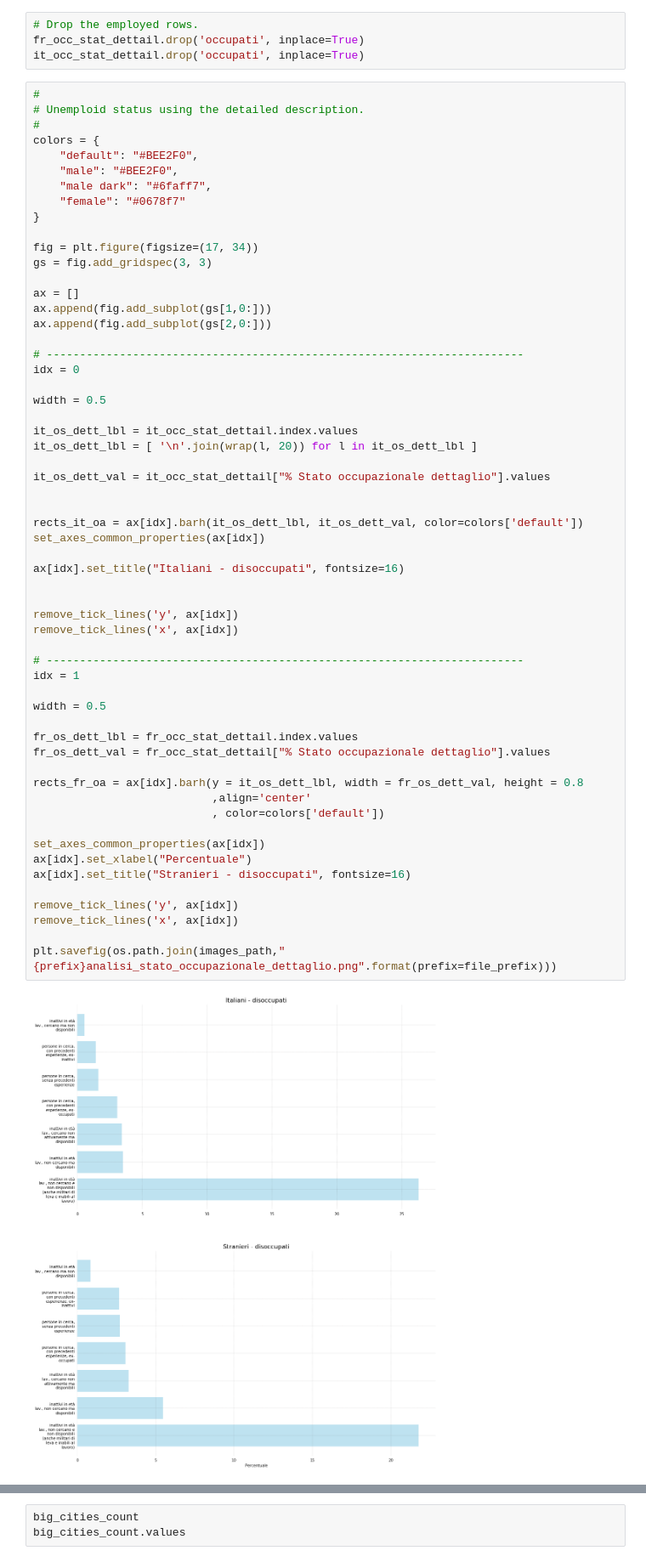
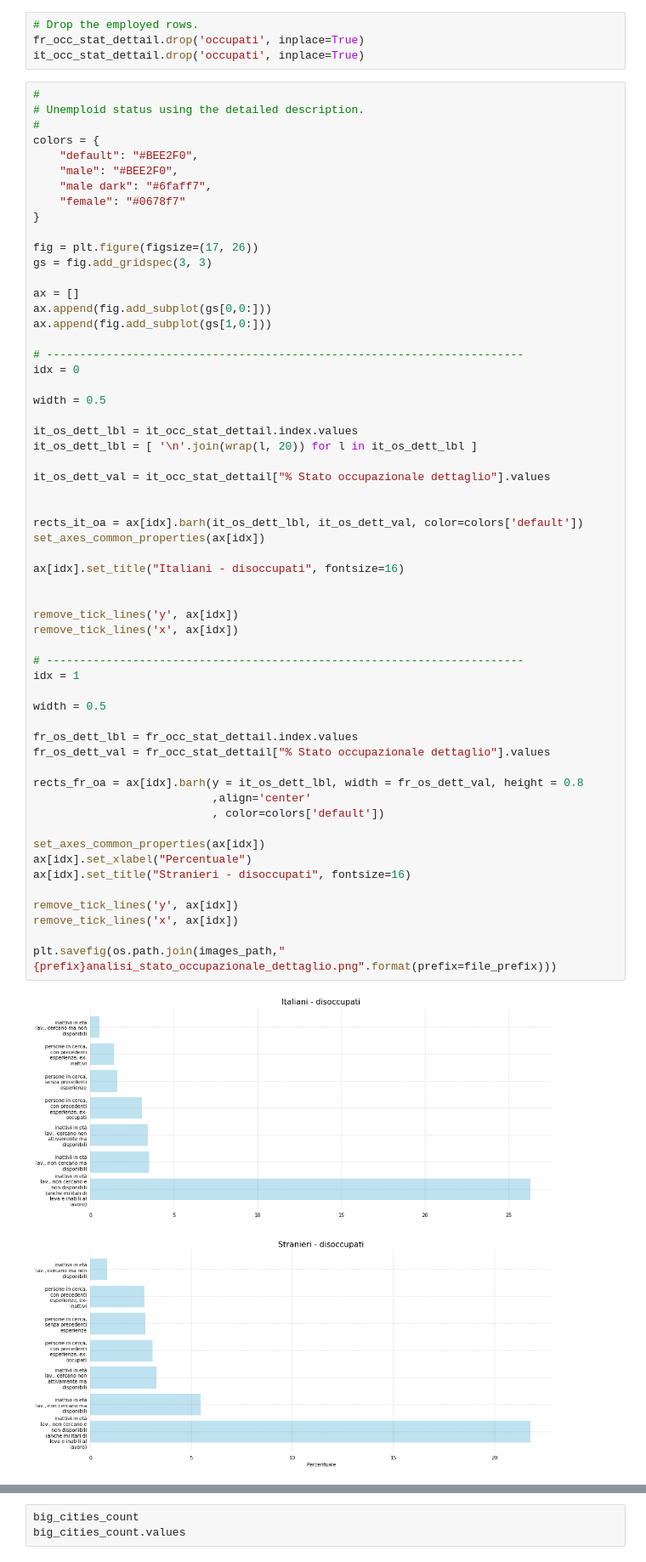
Before and after one commit to p-giovanni/ForzaLavoro, a Jupyter notebook: notebook/ForzaLavoro.ipynb, the cells around one changed output, grey strips where cells are left out. Shown: that part at 85% size. Cells and saved outputs as stored; diff of their text form.

```diff
--- a/notebook/ForzaLavoro.ipynb
+++ b/notebook/ForzaLavoro.ipynb
@@ -422,12 +424,12 @@ colors = {
     "female": "#0678f7"
 }
 
-fig = plt.figure(figsize=(17, 34))
+fig = plt.figure(figsize=(17, 26))
 gs = fig.add_gridspec(3, 3)
 
 ax = []
+ax.append(fig.add_subplot(gs[0,0:]))
 ax.append(fig.add_subplot(gs[1,0:]))
-ax.append(fig.add_subplot(gs[2,0:]))
 
 # ------------------------------------------------------------------------
 idx = 0
@@ -443,34 +445,34 @@ it_os_dett_val = it_occ_stat_dettail["% Stato occupazionale dettaglio"].values
 rects_it_oa = ax[idx].barh(it_os_dett_lbl, it_os_dett_val, color=colors['default'])
 set_axes_common_properties(ax[idx])
 
 ax[idx].set_title("Italiani - disoccupati", fontsize=16)
 
 
 remove_tick_lines('y', ax[idx])
 remove_tick_lines('x', ax[idx])
 
 # ------------------------------------------------------------------------
 idx = 1
 
 width = 0.5
 
 fr_os_dett_lbl = fr_occ_stat_dettail.index.values
 fr_os_dett_val = fr_occ_stat_dettail["% Stato occupazionale dettaglio"].values
 
 rects_fr_oa = ax[idx].barh(y = it_os_dett_lbl, width = fr_os_dett_val, height = 0.8
                            ,align='center'
                            , color=colors['default'])
 
 set_axes_common_properties(ax[idx])
 ax[idx].set_xlabel("Percentuale")
 ax[idx].set_title("Stranieri - disoccupati", fontsize=16)
 
 remove_tick_lines('y', ax[idx])
 remove_tick_lines('x', ax[idx])
 
 plt.savefig(os.path.join(images_path,"{prefix}analisi_stato_occupazionale_dettaglio.png".format(prefix=file_prefix)))
 # %% [output]
-[figure, old version]
+[figure, new version]
 # %%
 colors = {
     "default": "#BEE2F0",
```
Also changed, not shown: parts of 4 cells of this notebook, 4 other files.
